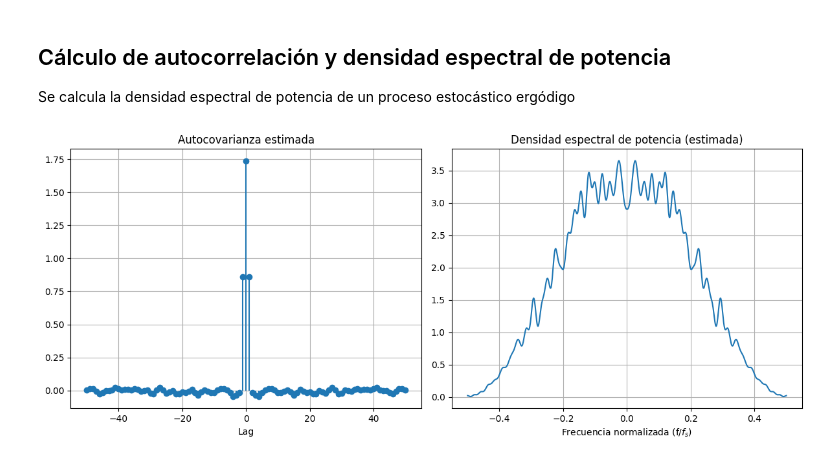
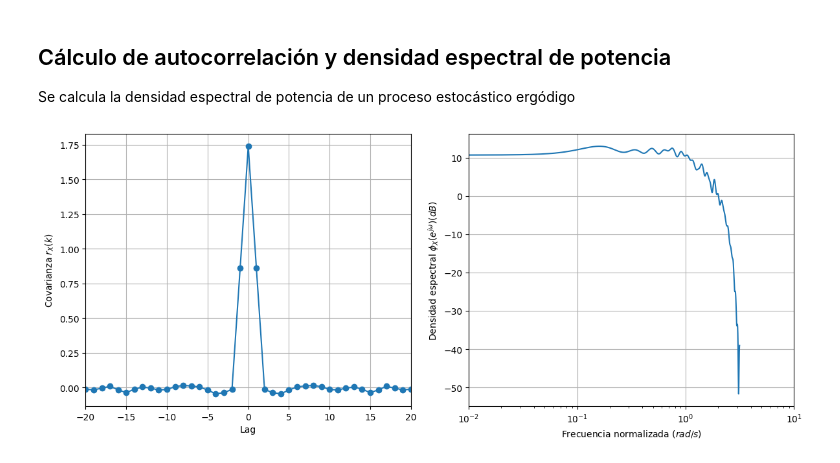
Before and after one commit to pgonfiuba/ica, a Jupyter notebook: 2. Modelo de perturbaciones/procesos_estocasticos.ipynb, the cells around one changed output. Saved outputs shown, nothing was run; the diff lists cells and outputs as text; code cells hidden in the pictures.

```diff
--- a/2. Modelo de perturbaciones/procesos_estocasticos.ipynb
+++ b/2. Modelo de perturbaciones/procesos_estocasticos.ipynb
@@ -51,38 +51,51 @@ Se calcula la densidad espectral de potencia de un proceso estocástico ergódig
 N = 10000  # longitud de la señal
 np.random.seed(0)
 w = np.random.normal(0, 1, N)
 
 # Ahora vamos a calcular el ruido coloreado usando filtros
 #p1=.9;
 #x = lfilter([0, 1-p1],[p1], w)
 x = lfilter([1, 0.9], [1, 0.02], w)
 
 # Autocovarianza estimada
 lags = np.arange(-50, 51)
 r_x = np.correlate(x - np.mean(x), x - np.mean(x), mode='full') / N
 r_x = r_x[N+lags-1]  # centrado en lag 0
 
+# Zero-padding
+rx_padded = np.zeros(N)
+center = N // 2
+rx_padded[center - 50:center + 51] = r_x
+
+
 # Espectro (por DFT)
-S_x = np.fft.fftshift(np.fft.fft(r_x, 1024))
-f = np.linspace(-0.5, 0.5, len(S_x))
+S_x = np.fft.fftshift(np.fft.fft(rx_padded))
+w = np.fft.fftshift(np.fft.fftfreq(N, d=1)) * 2 * np.pi  # Frecuencia en radianes
+#f = np.linspace(-0.5, 0.5, len(S_x))
 S_x_mag = np.abs(S_x)
 
 # Gráficos
 plt.figure(figsize=(12, 5))
 
 plt.subplot(1, 2, 1)
-plt.stem( lags, r_x, basefmt=" ")
-plt.title("Autocovarianza estimada")
+#plt.stem( lags, r_x, basefmt=" ")
+plt.plot( lags, r_x,'o-')
+#plt.title("Autocovarianza estimada")
+plt.ylabel("Covarianza $r_X(k)$")
 plt.xlabel("Lag")
+plt.xlim(-20,20)
 plt.grid(True)
 
 plt.subplot(1, 2, 2)
-plt.plot(f, S_x_mag)
-plt.title("Densidad espectral de potencia (estimada)")
-plt.xlabel("Frecuencia normalizada (f/$f_s$)")
+plt.plot(w, 10*np.log(S_x_mag))
+plt.semilogx()
+#plt.title("Densidad espectral de potencia (estimada)")
+plt.ylabel("Densidad espectral $\phi_X(e^{jω}) (dB)$")
+plt.xlabel("Frecuencia normalizada ($rad/s$)")
+plt.xlim(1E-2,10)
 plt.grid(True)
 
 plt.tight_layout()
 plt.show()
 # %% [output]
-[figure, old version]
+[figure, new version]
```
Also changed, not shown: parts of 2 cells of this notebook, 1 other file.
